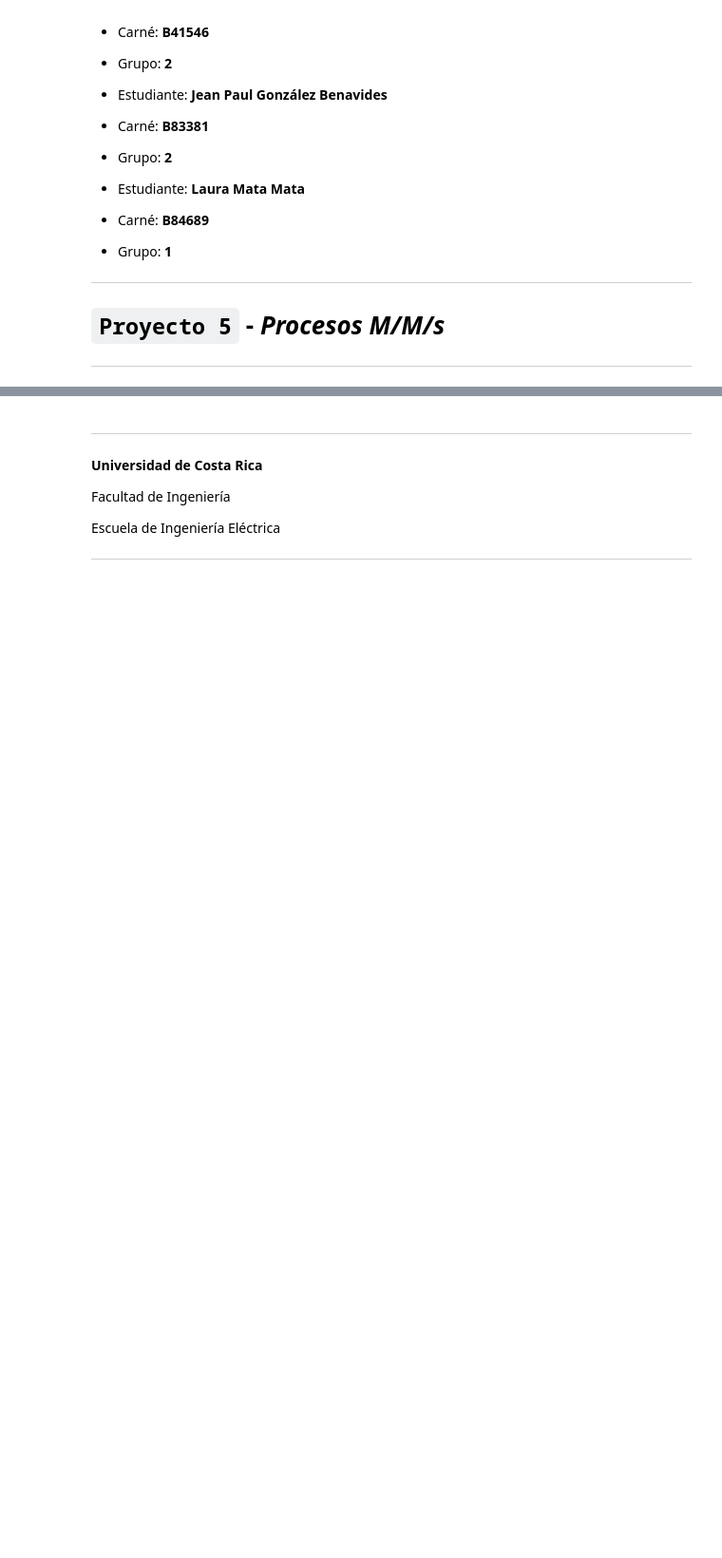
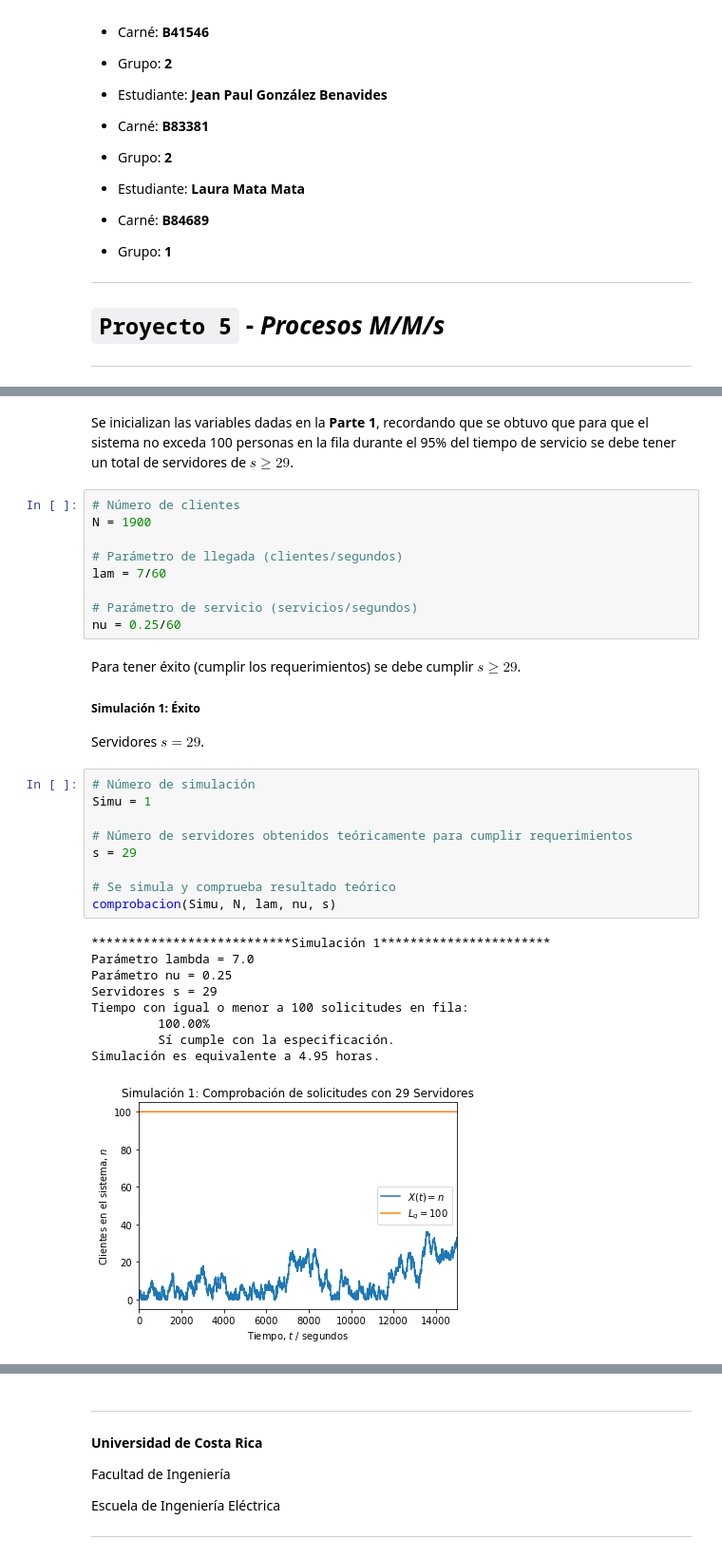
Before and after one commit to lauramatamata/Proyecto5_GrupoP5-22, a Jupyter notebook: Proyecto5_Grupo_P5-22.ipynb, the cells around one changed output, grey strips where cells are left out. Shown: that part at 95% size. Cells and saved outputs as stored; diff of their text form; blank space fills up the shorter version.

Commit message:
Parte 2 completa

```diff
--- a/Proyecto5_Grupo_P5-22.ipynb
+++ b/Proyecto5_Grupo_P5-22.ipynb
@@ -212,0 +213,36 @@ Simulación es equivalente a 8.06 horas.
+# %% [markdown]
+Se inicializan las variables dadas en la **Parte 1**, recordando que se obtuvo que para que el sistema no exceda 100 personas en la fila durante el 95% del tiempo de servicio se debe tener un total de servidores de $s \geq 29$.
+# %%
+# Número de clientes
+N = 1900
+
+# Parámetro de llegada (clientes/segundos)
+lam = 7/60
+
+# Parámetro de servicio (servicios/segundos)
+nu = 0.25/60
+# %% [markdown]
+Para tener éxito (cumplir los requerimientos) se debe cumplir $s \geq 29$.
+
+##### **Simulación 1: Éxito**
+
+Servidores $s = 29$.
+# %%
+# Número de simulación
+Simu = 1
+
+# Número de servidores obtenidos teóricamente para cumplir requerimientos
+s = 29
+
+# Se simula y comprueba resultado teórico
+comprobacion(Simu, N, lam, nu, s)
+# %% [output]
+***************************Simulación 1***********************
+Parámetro lambda = 7.0
+Parámetro nu = 0.25
+Servidores s = 29
+Tiempo con igual o menor a 100 solicitudes en fila:
+         100.00%
+         Sí cumple con la especificación.
+Simulación es equivalente a 4.95 horas.
+[figure, added]
```
Also changed, not shown: parts of 8 cells of this notebook.
